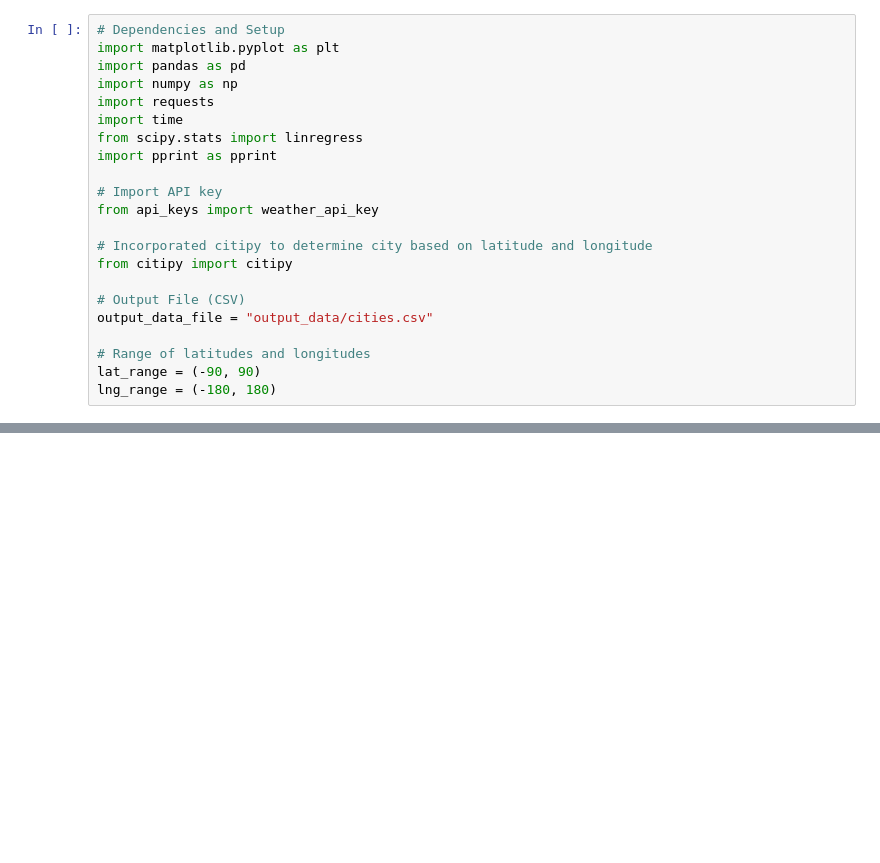
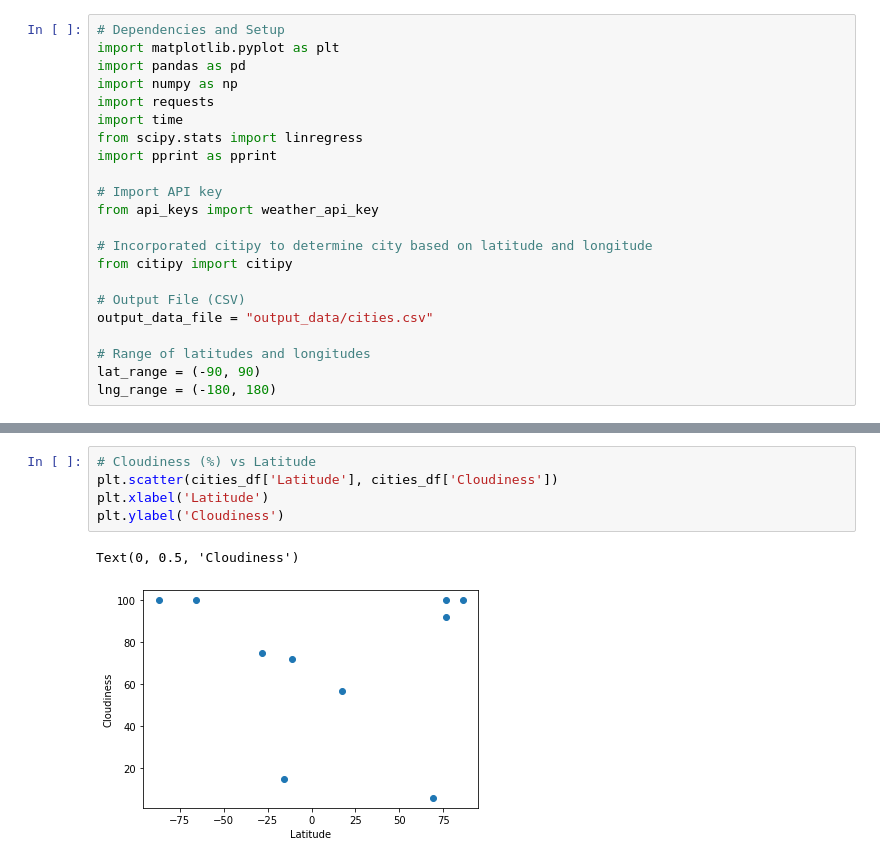
Before and after one commit to Barlow0471/Python-API-Challenge, a Jupyter notebook: WeatherPy/WeatherPy2.ipynb, the cells around one changed output, grey strips where cells are left out. Drawn from its saved outputs; the diff is of its cells as text; blank space fills up the shorter version.

```diff
--- a/WeatherPy/WeatherPy2.ipynb
+++ b/WeatherPy/WeatherPy2.ipynb
@@ -80,0 +108,8 @@ cities_df
+# %%
+# Cloudiness (%) vs Latitude
+plt.scatter(cities_df['Latitude'], cities_df['Cloudiness'])
+plt.xlabel('Latitude')
+plt.ylabel('Cloudiness')
+# %% [output]
+Text(0, 0.5, 'Cloudiness')
+[figure, added]
```
Also changed, not shown: parts of 6 cells of this notebook.
